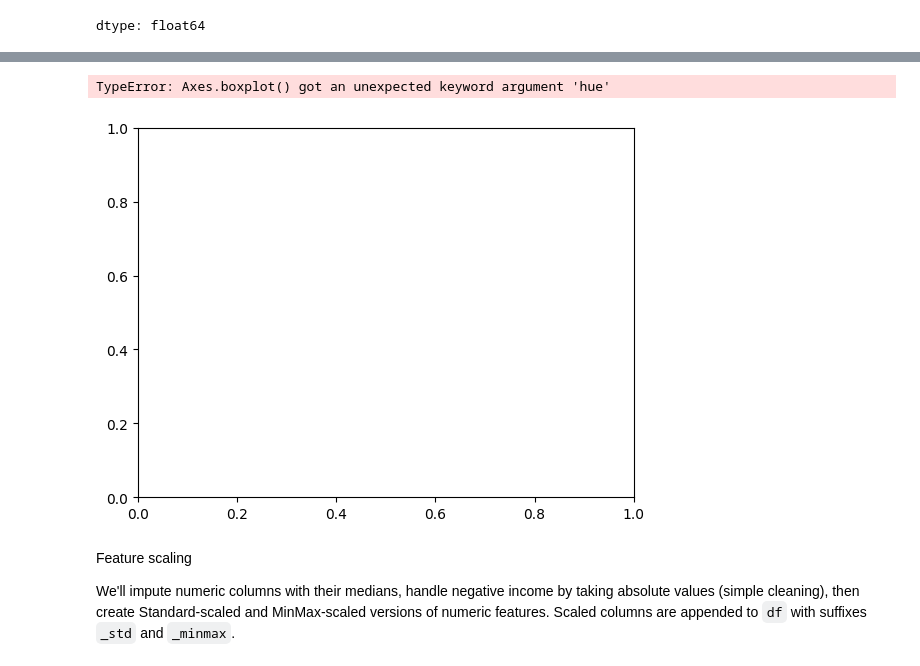
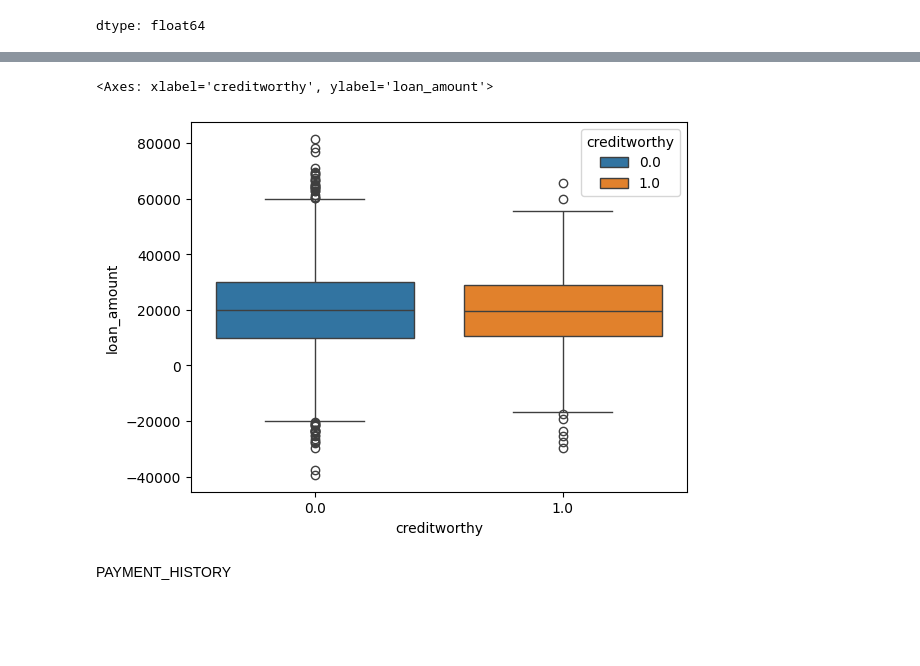
Before and after one commit to saaaaaaaaaaaaaad56/creditworthiness, a Jupyter notebook: over_view.ipynb, the cells around one changed output, grey strips where cells are left out. Cells and saved outputs as stored; diff of their text form; code cells hidden in the pictures; blank space fills up the shorter version.

```diff
--- a/over_view.ipynb
+++ b/over_view.ipynb
@@ -264,9 +328,7 @@ dtype: float64
 # %%
-df['credit_score'].plot(kind='box',x=df['creditworthy'],y=df['credit_score'],hue=df['creditworthy'])
+sns.boxplot(x=df['creditworthy'],y=df['loan_amount'],hue=df['creditworthy'])
 # %% [output]
-TypeError: Axes.boxplot() got an unexpected keyword argument 'hue'
+<Axes: xlabel='creditworthy', ylabel='loan_amount'>
-[figure, old version]
+[figure, new version]
-# %% [markdown]
-Feature scaling
-
-We'll impute numeric columns with their medians, handle negative income by taking absolute values (simple cleaning), then create Standard-scaled and MinMax-scaled versions of numeric features. Scaled columns are appended to `df` with suffixes `_std` and `_minmax`.
+# %% [markdown]
+PAYMENT_HISTORY
```
Also changed, not shown: parts of 11 cells of this notebook, 1 other file.
